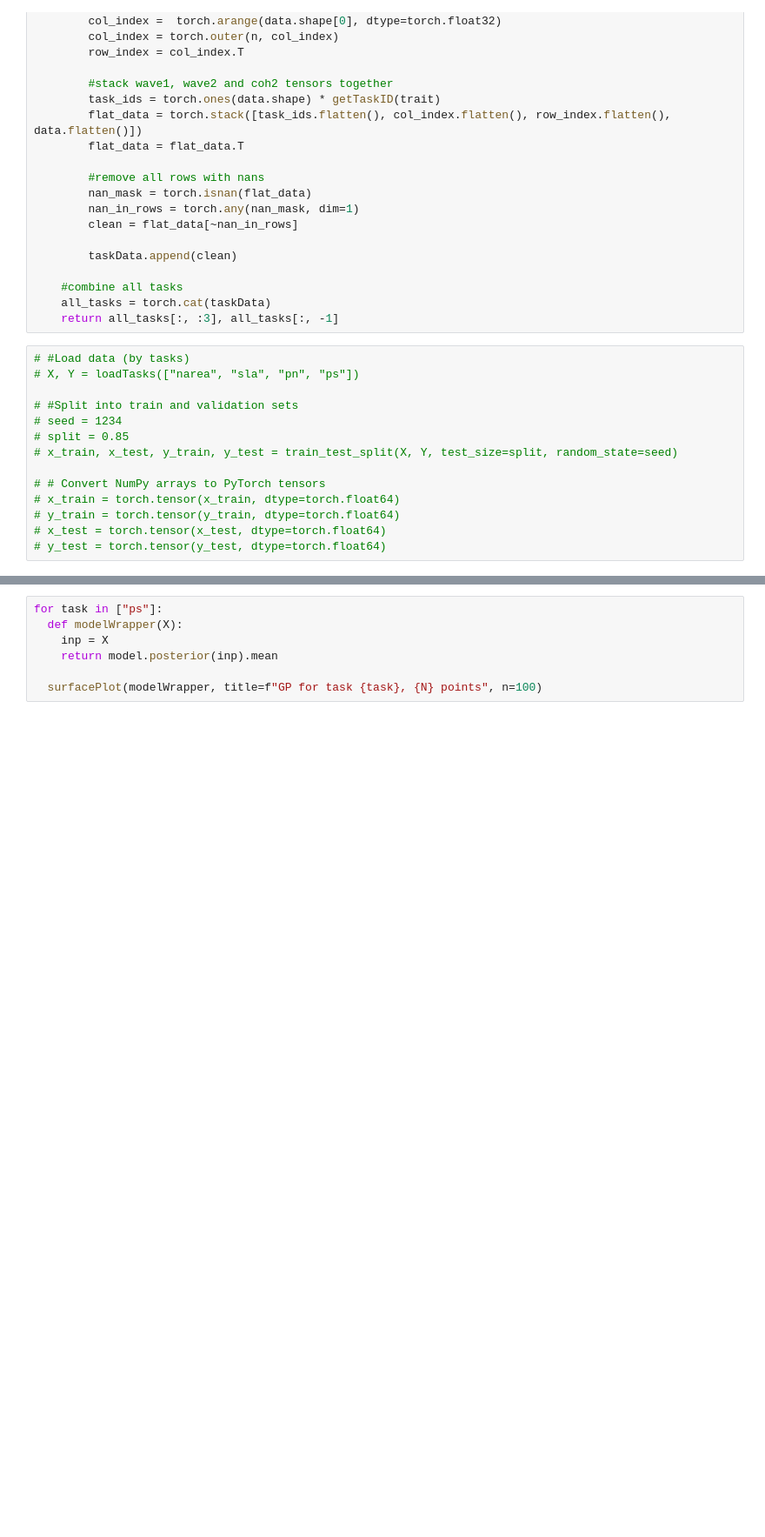
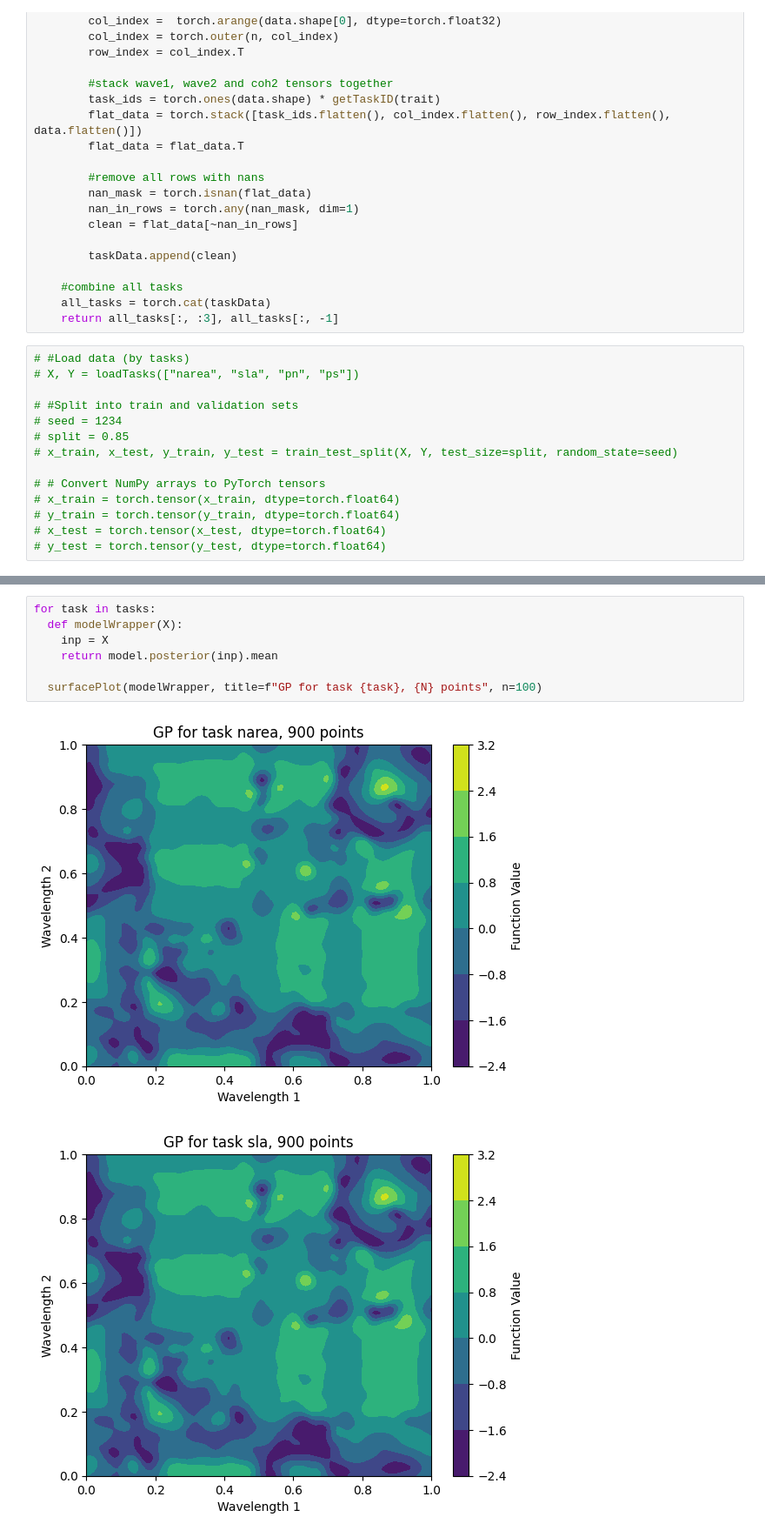
Before and after one commit to stair-lab/bo4ag, a Jupyter notebook: VanillaGPTest.ipynb, the cells around one changed output, grey strips where cells are left out. Shown at 87% size. Cells and saved outputs as stored; diff of their text form; blank space fills up the shorter version.

```diff
--- a/VanillaGPTest.ipynb
+++ b/VanillaGPTest.ipynb
@@ -218,7 +223,10 @@ plt.show()
 # %%
-for task in ["ps"]:
+for task in tasks:
   def modelWrapper(X):
     inp = X
     return model.posterior(inp).mean
 
   surfacePlot(modelWrapper, title=f"GP for task {task}, {N} points", n=100)
+# %% [output]
+[figure, added]
+[figure, added]
```
Also changed, not shown: parts of 7 cells of this notebook.
